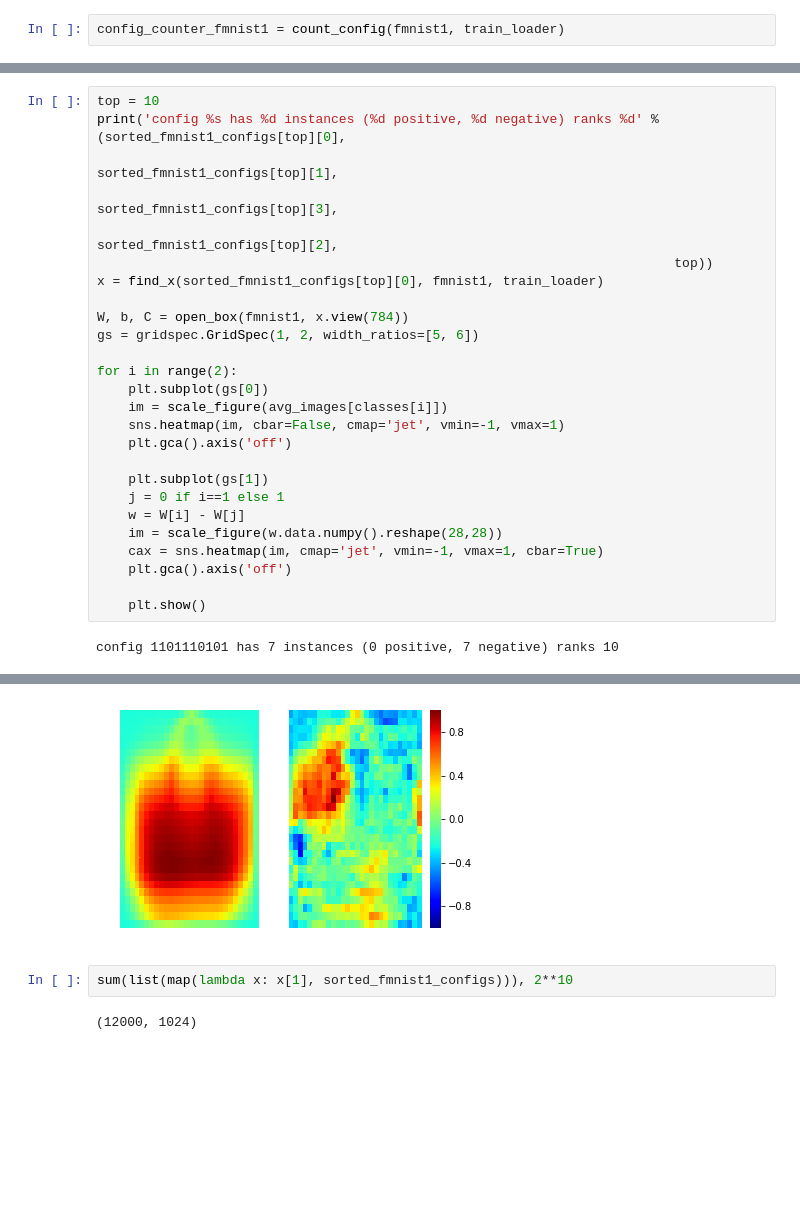
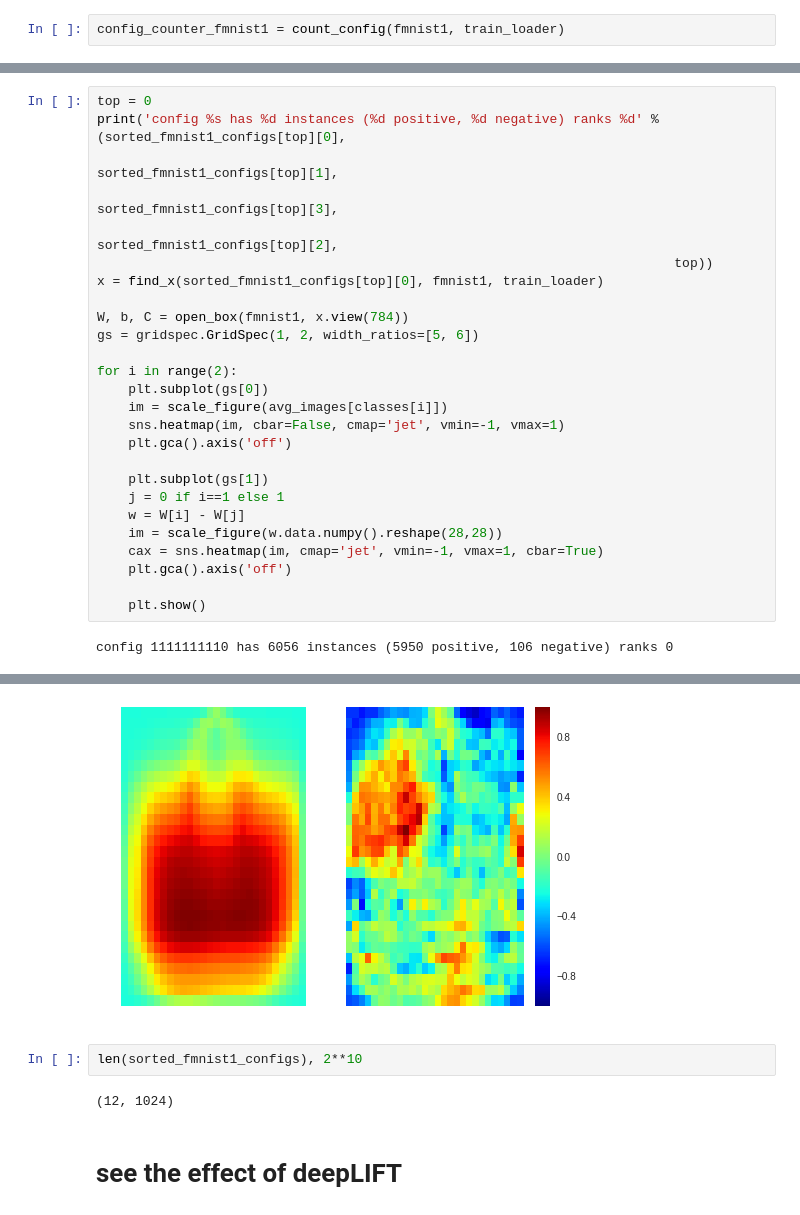
Before and after one commit to nathanwang000/OpenboxEYE, a Jupyter notebook: OpenBoxEYE.ipynb, the cells around one changed output, grey strips where cells are left out. Saved outputs shown, nothing was run; the diff lists cells and outputs as text; blank space fills up the shorter version.

```diff
--- a/OpenBoxEYE.ipynb
+++ b/OpenBoxEYE.ipynb
@@ -293,5 +292,5 @@ plt.legend()
 # %%
-top = 10
+top = 0
 print('config %s has %d instances (%d positive, %d negative) ranks %d' % (sorted_fmnist1_configs[top][0],
                                                                           sorted_fmnist1_configs[top][1],
                                                                           sorted_fmnist1_configs[top][3],
@@ -317,4 +316,4 @@ for i in range(2):
 
     plt.show()
 # %% [output]
-config 1101110101 has 7 instances (0 positive, 7 negative) ranks 10
+config 1111111110 has 6056 instances (5950 positive, 106 negative) ranks 0
@@ -322,5 +321,7 @@ config 1101110101 has 7 instances (0 positive, 7 negative) ranks 10
-[figure, old version]
+[figure, new version]
-# %%
-sum(list(map(lambda x: x[1], sorted_fmnist1_configs))), 2**10
-# %% [output]
-(12000, 1024)
+# %%
+len(sorted_fmnist1_configs), 2**10
+# %% [output]
+(12, 1024)
+# %% [markdown]
+# see the effect of deepLIFT
```
Also changed, not shown: parts of 20 cells of this notebook, 4 other files.
